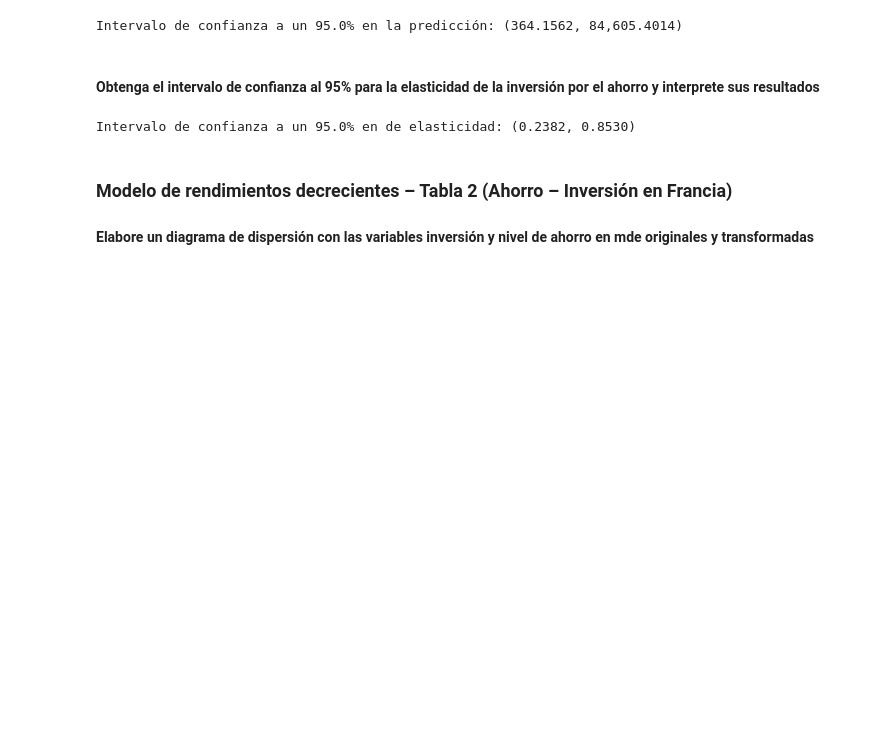
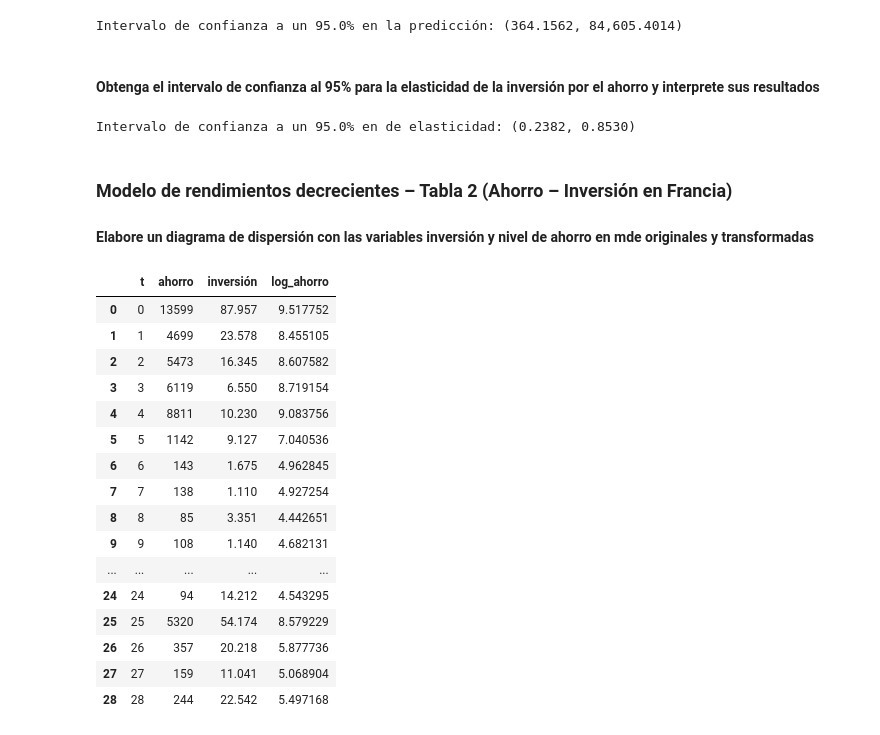
Before and after one commit to Anonymate054/MCD-Econometrics, a Jupyter notebook: notebooks/homeworks/0.0-leng-HW04.ipynb, the cells around one changed output. Cells and saved outputs as stored; diff of their text form; code cells hidden in the pictures; blank space fills up the shorter version.

```diff
--- a/notebooks/homeworks/0.0-leng-HW04.ipynb
+++ b/notebooks/homeworks/0.0-leng-HW04.ipynb
@@ -379,3 +379,26 @@ Intervalo de confianza a un 95.0% en de elasticidad: (0.2382, 0.8530)
 ### Modelo de rendimientos decrecientes – Tabla 2 (Ahorro – Inversión en Francia)
 
 #### Elabore un diagrama de dispersión con las variables inversión y nivel de ahorro en mde originales y transformadas
+# %%
+df2 = pd.read_excel(XLSX_DIR , header=0, sheet_name='tabla 2')
+df2.rename(columns={"inversión EUR": "inversión"}, inplace=True)
+df2['log_ahorro'] = np.log(df2['ahorro'])
+df2
+# %% [output]
+|  | t | ahorro | inversión | log_ahorro |
+| 0 | 0 | 13599 | 87.957 | 9.517752 |
+| 1 | 1 | 4699 | 23.578 | 8.455105 |
+| 2 | 2 | 5473 | 16.345 | 8.607582 |
+| 3 | 3 | 6119 | 6.550 | 8.719154 |
+| 4 | 4 | 8811 | 10.230 | 9.083756 |
+| 5 | 5 | 1142 | 9.127 | 7.040536 |
+| 6 | 6 | 143 | 1.675 | 4.962845 |
+| 7 | 7 | 138 | 1.110 | 4.927254 |
+| 8 | 8 | 85 | 3.351 | 4.442651 |
+| 9 | 9 | 108 | 1.140 | 4.682131 |
+| ... | ... | ... | ... | ... |
+| 24 | 24 | 94 | 14.212 | 4.543295 |
+| 25 | 25 | 5320 | 54.174 | 8.579229 |
+| 26 | 26 | 357 | 20.218 | 5.877736 |
+| 27 | 27 | 159 | 11.041 | 5.068904 |
+| 28 | 28 | 244 | 22.542 | 5.497168 |
```
Also changed, not shown: parts of 5 cells of this notebook.
